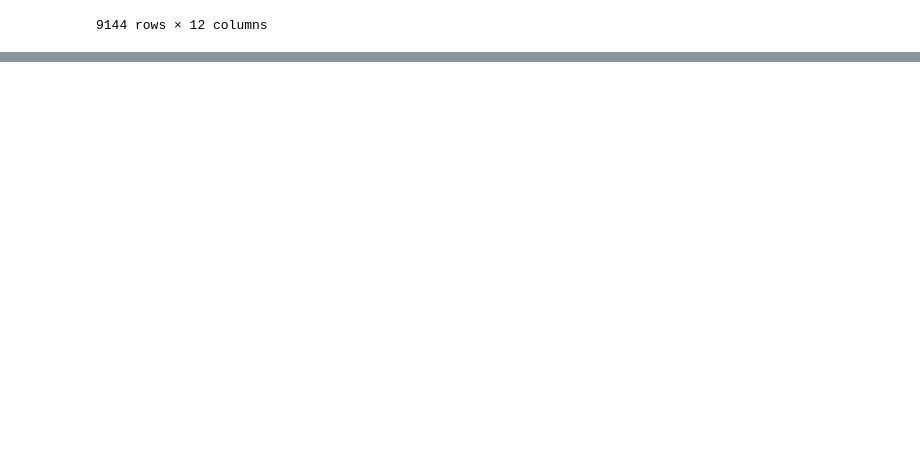
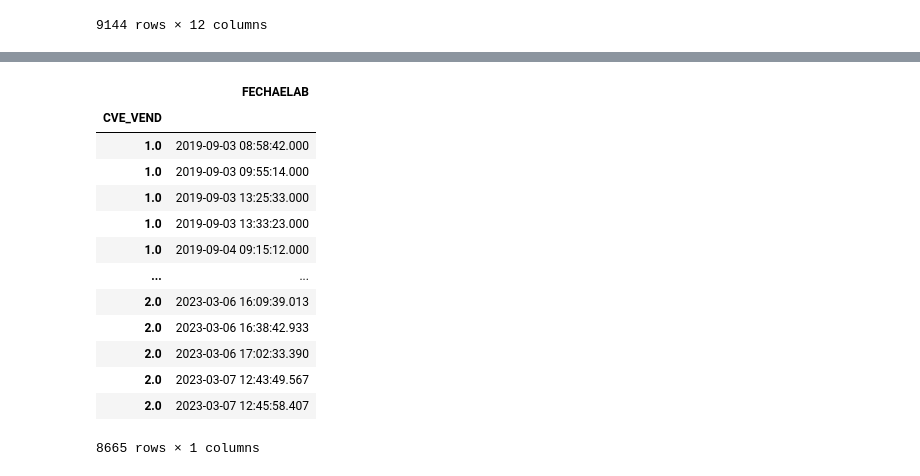
Before and after one commit to fitosmon/Entendimiento-de-datos, a Jupyter notebook: ExtraccionDatos/actividad2.2/2.2_extraccion_Datos_facturacion.ipynb, the cells around one changed output, grey strips where cells are left out. Cells and saved outputs as stored; diff of their text form; code cells hidden in the pictures; blank space fills up the shorter version.

```diff
--- a/ExtraccionDatos/actividad2.2/2.2_extraccion_Datos_facturacion.ipynb
+++ b/ExtraccionDatos/actividad2.2/2.2_extraccion_Datos_facturacion.ipynb
@@ -146,0 +187,24 @@ filtro4
+# %%
+#7-Index= CVE_VEND (valores: 1, 2)  (columna: FECHAELAB)
+df1 = pd.read_excel("./../Datos de Facturación.xlsx", index_col="CVE_VEND")
+filtro7 = df1.loc[[1, 2], ['FECHAELAB']]
+file7= open('filtroIndex.csv', 'a')
+file7.write("En el septimo filtro busca el df unicamente los vendedores 1 y 2 y la columna fechaelab \n")
+filtro7.to_csv(file7)
+file7.close()
+filtro7
+# %% [output]
+|  | FECHAELAB |
+| CVE_VEND |  |
+| 1.0 | 2019-09-03 08:58:42.000 |
+| 1.0 | 2019-09-03 09:55:14.000 |
+| 1.0 | 2019-09-03 13:25:33.000 |
+| 1.0 | 2019-09-03 13:33:23.000 |
+| 1.0 | 2019-09-04 09:15:12.000 |
+| ... | ... |
+| 2.0 | 2023-03-06 16:09:39.013 |
+| 2.0 | 2023-03-06 16:38:42.933 |
+| 2.0 | 2023-03-06 17:02:33.390 |
+| 2.0 | 2023-03-07 12:43:49.567 |
+| 2.0 | 2023-03-07 12:45:58.407 |
+8665 rows × 1 columns
```
Also changed, not shown: parts of 8 cells of this notebook, 9 other files.
